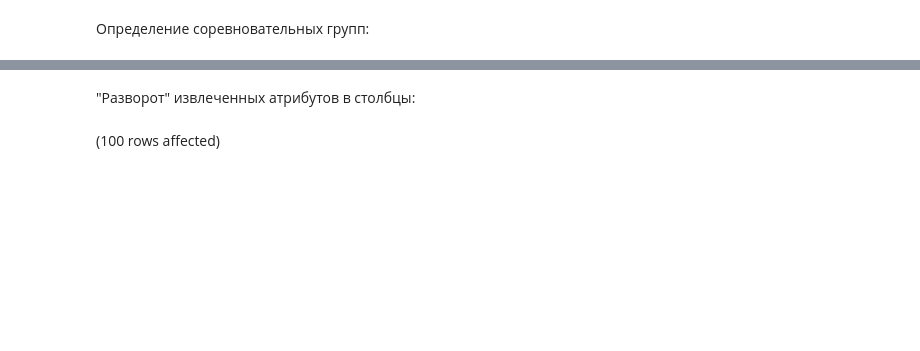
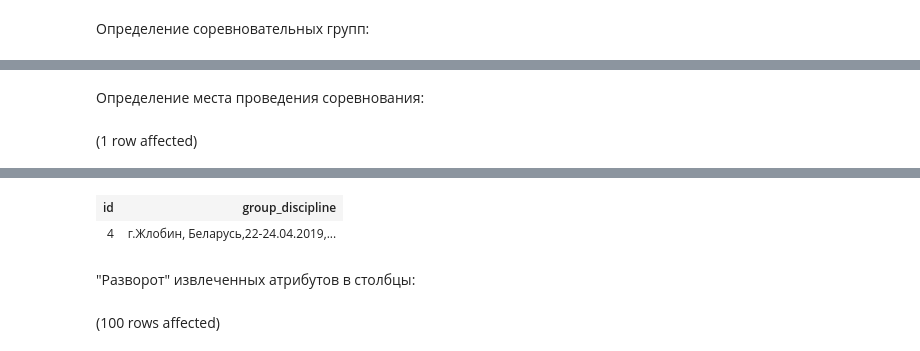
Before and after one commit to timoti1/T-SQL, a Jupyter notebook: SQL/DML - Practical Example of ETL.ipynb, the cells around one changed output, grey strips where cells are left out. Cells and saved outputs as stored; diff of their text form; code cells hidden in the pictures; blank space fills up the shorter version.

```diff
--- a/SQL/DML - Practical Example of ETL.ipynb
+++ b/SQL/DML - Practical Example of ETL.ipynb
@@ -212,3 +210,18 @@ Total execution time: 00:00:00.0163952
 | id | group_discipline |
 | 5 | 1 день - 22.04.2019 |
 | 597 | 2 день - 23.04.2019 |
+# %% [markdown]
+Определение места проведения соревнования:
+# %%
+;with cte_competition_info
+as
+(
+    select c.id,
+         c.F2 as group_discipline
+    from dbo.stg_Competitions c
+    join dbo.stg_Competitions c3 on c.id+4 = c3.id
+    where c3.F1 = '1' and (charindex('-', c.F2)<>0)
+)
+select * from cte_competition_info
+# %% [output]
+(1 row affected)
@@ -215,3 +229,5 @@ Total execution time: 00:00:00.0163952
+| id | group_discipline |
+| 4 | г.Жлобин, Беларусь,22-24.04.2019,... |
 # %% [markdown]
 "Разворот" извлеченных атрибутов в столбцы:
 # %%
```
Also changed, not shown: parts of 12 cells of this notebook, 3 other files.
